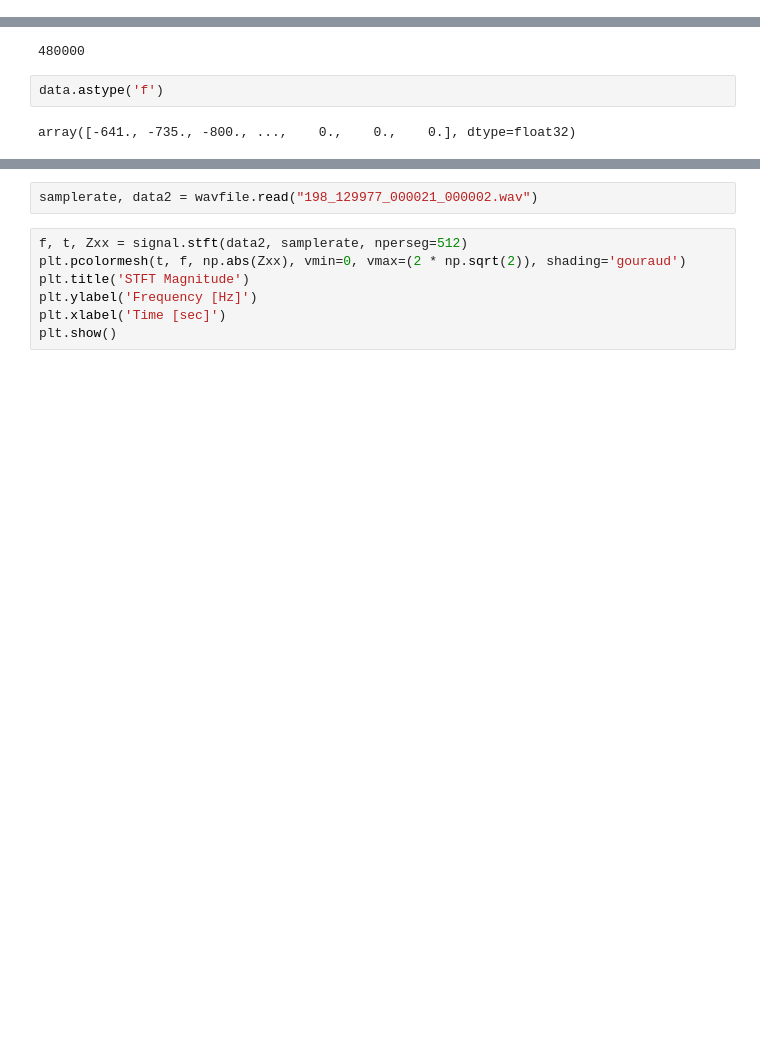
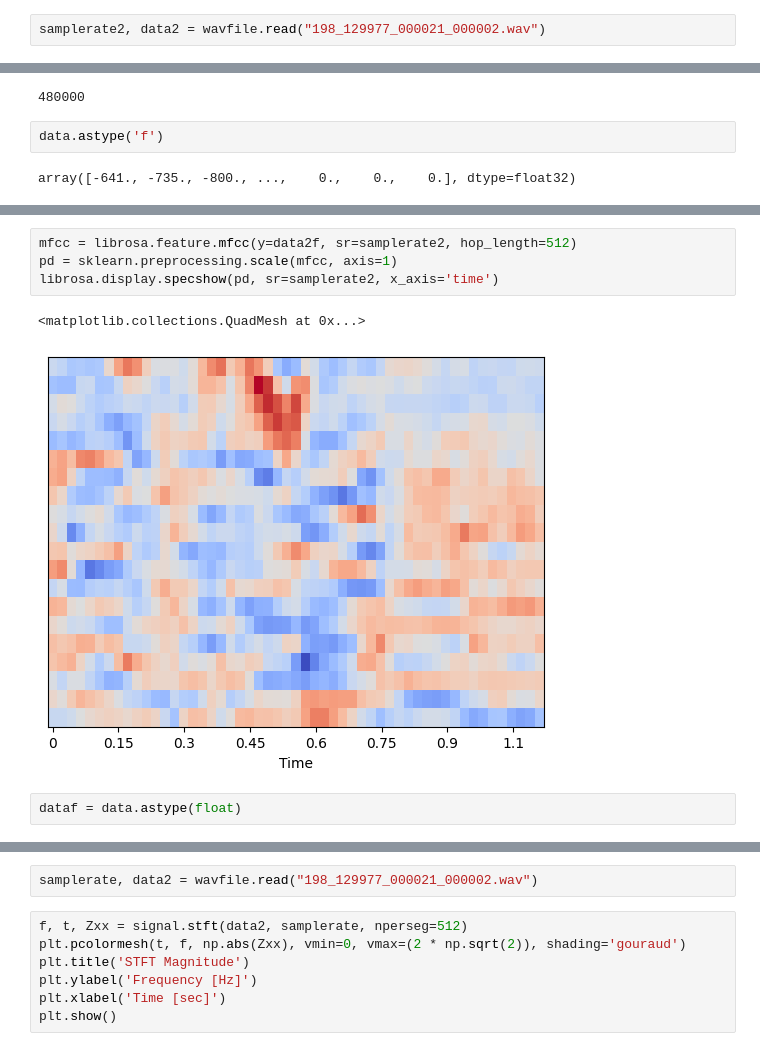
Before and after one commit to da4nik08/SW, a Jupyter notebook: Speech-Transf_preproc.ipynb, the cells around one changed output, grey strips where cells are left out. Cells and saved outputs as stored; diff of their text form; blank space fills up the shorter version.

```diff
--- a/Speech-Transf_preproc.ipynb
+++ b/Speech-Transf_preproc.ipynb
@@ -159,6 +162,8 @@ for i, wav in enumerate(wav_list_flt):
     if i % 500 == 0: print(i)
 # %%
 samplerate, data = wavfile.read("831_130739_000008_000002.wav")
+# %%
+samplerate2, data2 = wavfile.read("198_129977_000021_000002.wav")
 # %%
 print("sec " + str(data.shape))
 # %% [output]
@@ -240,0 +262,9 @@ test
+# %%
+mfcc = librosa.feature.mfcc(y=data2f, sr=samplerate2, hop_length=512)
+pd = sklearn.preprocessing.scale(mfcc, axis=1)
+librosa.display.specshow(pd, sr=samplerate2, x_axis='time')
+# %% [output]
+<matplotlib.collections.QuadMesh at 0x...>
+[figure, added]
+# %%
+dataf = data.astype(float)
```
Also changed, not shown: parts of 13 cells of this notebook.
